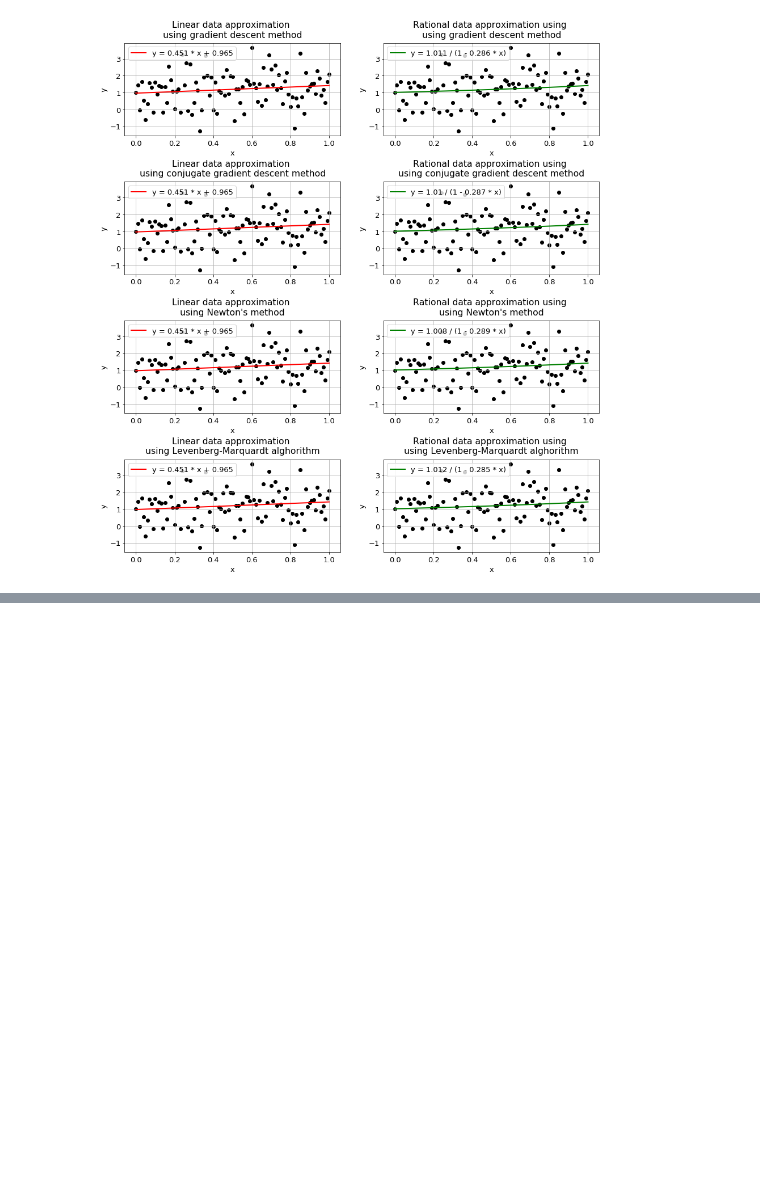
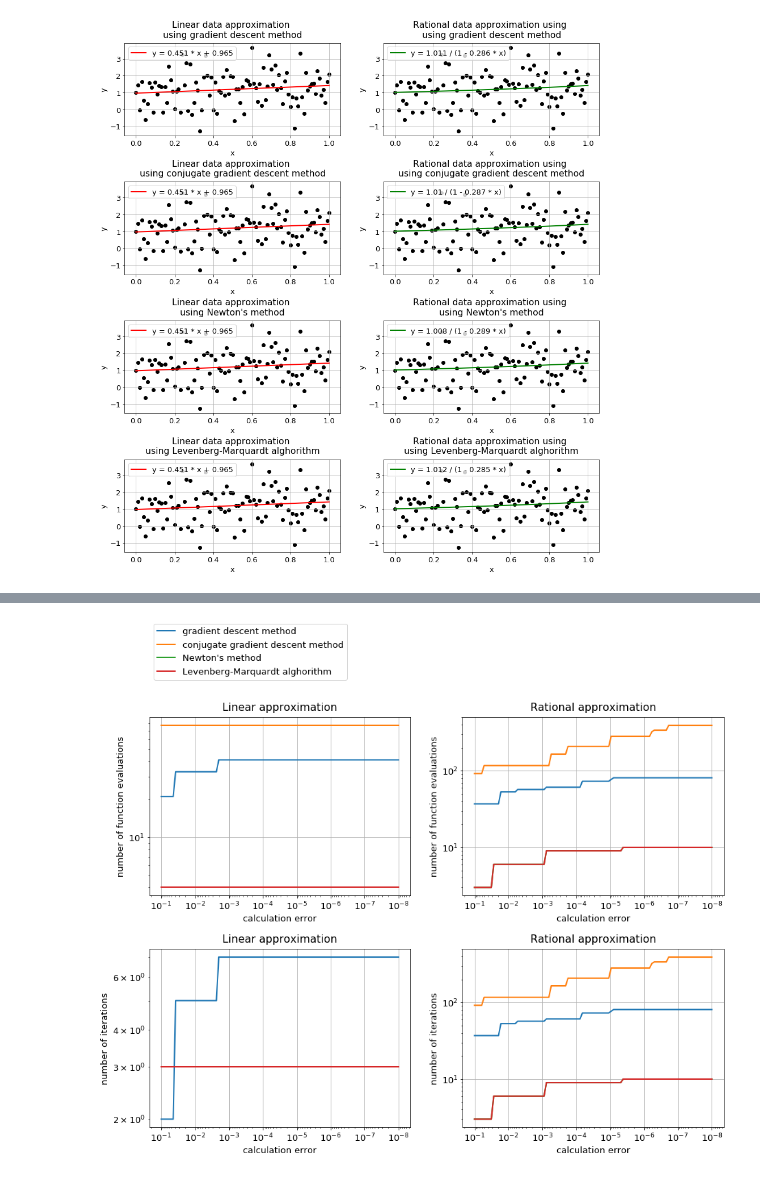
Before and after one commit to belpablo/Algorithms-21, a Jupyter notebook: Lab_3/Lab_3.ipynb, the cells around one changed output, grey strips where cells are left out. Cells and saved outputs as stored; diff of their text form; code cells hidden in the pictures; blank space fills up the shorter version.

```diff
--- a/Lab_3/Lab_3.ipynb
+++ b/Lab_3/Lab_3.ipynb
@@ -347,0 +471,87 @@ fig.savefig('bars.png')
+# %%
+
+fig = plt.figure(figsize = (15, 11))
+plt.subplots_adjust(wspace = 0.2, hspace = 0.3)
+
+
+plt.subplot(2, 2, 1)
+plt.xscale('log')
+plt.yscale('log')
+plt.title('Linear approximation', pad = 10)
+#plt.title('Number of function evaluation depending on \n accuracy for linear approximation', pad = 10)
+
+for alg_name in algos_names:
+
+    y_data = [sol_dict[alg_name]['linear'][i][0] for i in range(len(sol_dict[alg_name]['linear']))]
+    plt.plot(eps_arr[:len(y_data)], y_data, linewidth = 2)
+
+#plt.legend(algos_names, loc = 'best')
+plt.xlabel('calculation error')
+plt.ylabel('number of function evaluations')
+plt.grid()
+
+ax = plt.gca()
+ax.invert_xaxis()
+
+
+plt.subplot(2, 2, 2)
+plt.xscale('log')
+plt.yscale('log')
+plt.title('Rational approximation', pad = 10)
+#plt.title('Number of function evaluation depending on \n accuracy for rational approximation', pad = 10)
+
+for alg_name in algos_names:
+
+    y_data = [sol_dict[alg_name]['rational'][i][0] for i in range(len(sol_dict[alg_name]['rational']))]
+    plt.plot(eps_arr[:len(y_data)], y_data, linewidth = 2)
+
+#plt.legend(algos_names, loc = 'best')
+plt.xlabel('calculation error')
+plt.ylabel('number of function evaluations')
+plt.grid()
+
+ax = plt.gca()
+ax.invert_xaxis()
+
+
+plt.subplot(2, 2, 3)
+plt.xscale('log')
+plt.yscale('log')
+plt.title('Linear approximation', pad = 10)
+#plt.title('Number of iterations depending on \n accuracy for linear approximation', pad = 10)
+
+for alg_name in algos_names:
+
+    y_data = [sol_dict[alg_name]['linear'][i][1] for i in range(len(sol_dict[alg_name]['linear']))]
+    plt.plot(eps_arr[:len(y_data)], y_data, linewidth = 2)
+
+#plt.legend(algos_names, loc = 'lower right')
+plt.xlabel('calculation error')
+plt.ylabel('number of iterations')
+plt.grid()
+
+ax = plt.gca()
+ax.invert_xaxis()
+
+
+plt.subplot(2, 2, 4)
+plt.xscale('log')
+plt.yscale('log')
+plt.title('Rational approximation', pad = 10)
+#plt.title('Number of iterations depending on \n accuracy for rational approximation', pad = 10)
+
+for alg_name in algos_names:
+
+    y_data = [sol_dict[alg_name]['rational'][i][0] for i in range(len(sol_dict[alg_name]['rational']))]
+    plt.plot(eps_arr[:len(y_data)], y_data, linewidth = 2)
+
+#plt.legend(algos_names, loc = 'lower right')
+plt.legend(algos_names, bbox_to_anchor=(-1.2, 2.85), loc = "upper left")
+plt.xlabel('calculation error')
+plt.ylabel('number of iterations')
+plt.grid()
+
+ax = plt.gca()
+ax.invert_xaxis()
+# %% [output]
+[figure, added]
```
Also changed, not shown: parts of 7 cells of this notebook, 3 other files.
